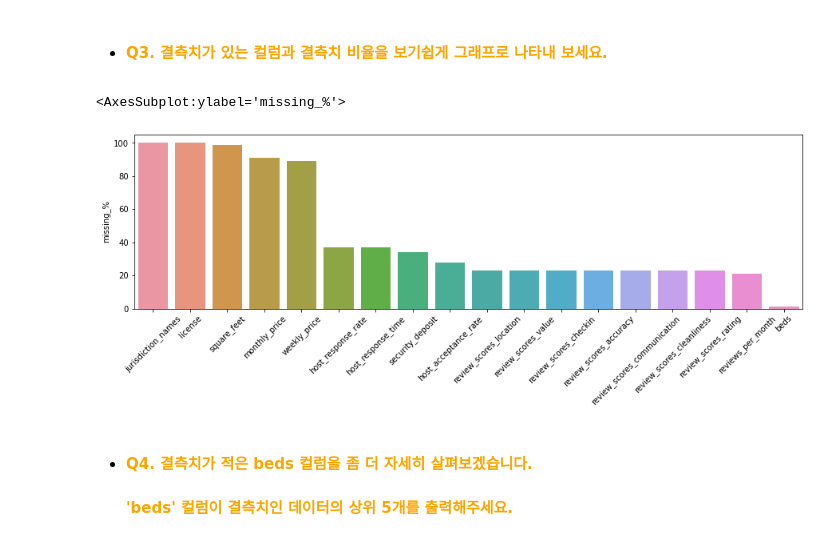
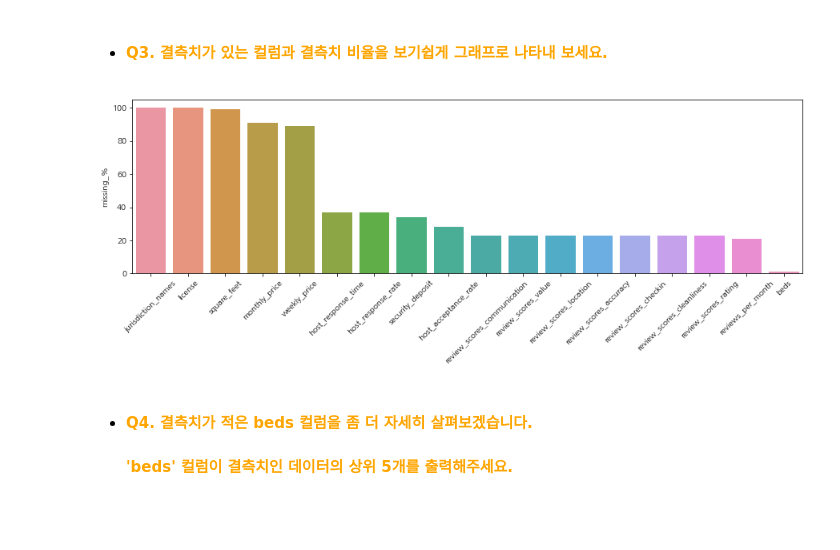
Before and after one commit to lhmlhm1111/ybigta_task, a Jupyter notebook: EDA&visualization/EDA&시각화_과제.ipynb, the cells around one changed output. Saved outputs shown, nothing was run; the diff lists cells and outputs as text; code cells hidden in the pictures; blank space fills up the shorter version.

```diff
--- a/EDA&visualization/EDA&시각화_과제.ipynb
+++ b/EDA&visualization/EDA&시각화_과제.ipynb
@@ -69,0 +56,7 @@ df = pd.read_csv('airbnb_listings.csv', index_col=0)
+# %%
+# Q2
+df_missing = df.isnull().sum()[df.isnull().sum() > 0].to_frame().rename(columns={0:'missing_num'})
+df_missing['missing_%'] = round(df_missing['missing_num'] / len(df), 2)*100
+df_missing = df_missing[df_missing['missing_%'] > 0]
+df_missing = df_missing.sort_values('missing_%', ascending=False)
+df_missing
@@ -72,9 +83,11 @@ df = pd.read_csv('airbnb_listings.csv', index_col=0)
 # %%
 # Q3
 plt.figure(figsize = (15,4))
+plt.xticks(rotation=45)
+sns.barplot(x=df_missing.index, y=df_missing['missing_%'])
+plt.show()
 # %% [output]
-<AxesSubplot:ylabel='missing_%'>
-[figure, old version]
+[figure, new version]
 # %% [markdown]
 - #### <font color='orange'> Q4. 결측치가 적은 beds 컬럼을 좀 더 자세히 살펴보겠습니다.
   #### <font color='orange'> 'beds' 컬럼이 결측치인 데이터의 상위 5개를 출력해주세요.
```
Also changed, not shown: parts of 19 cells of this notebook.
